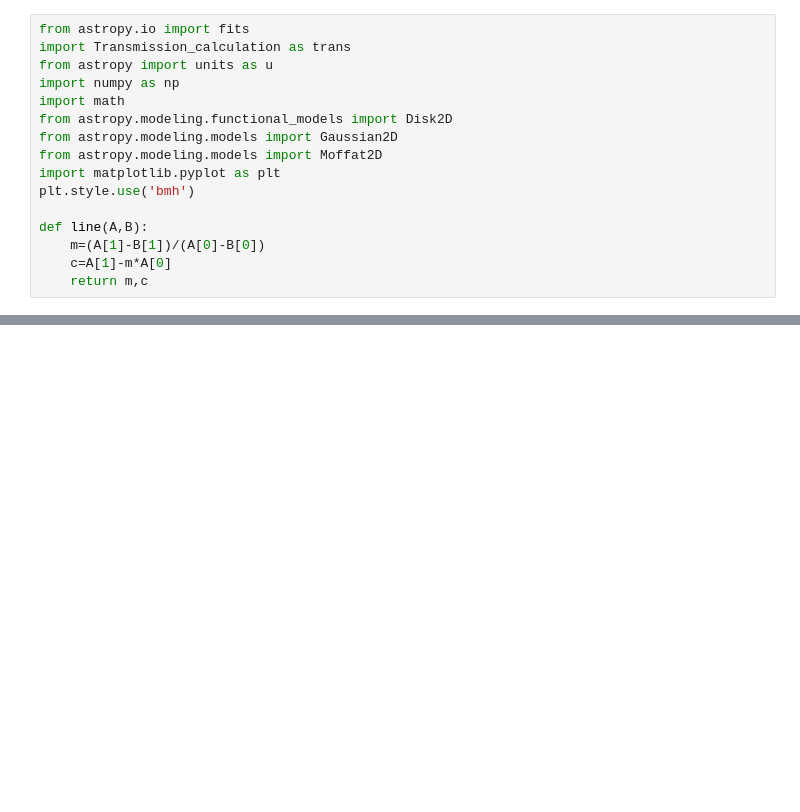
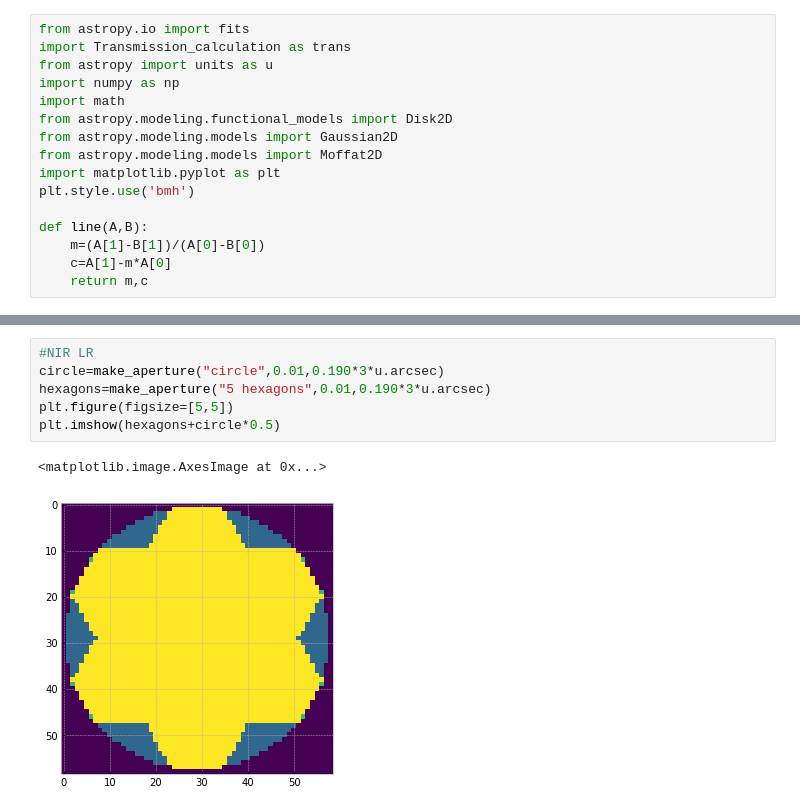
Before and after one commit to JamianStephan/MOSAIC-AD-Analysis, a Jupyter notebook: Main-Version/Hexagonal-Apertures.ipynb, the cells around one changed output, grey strips where cells are left out. Drawn from its saved outputs; the diff is of its cells as text; blank space fills up the shorter version.

```diff
--- a/Main-Version/Hexagonal-Apertures.ipynb
+++ b/Main-Version/Hexagonal-Apertures.ipynb
@@ -49,0 +121,9 @@ plt.imshow(aperture_array)
+# %%
+#NIR LR
+circle=make_aperture("circle",0.01,0.190*3*u.arcsec)
+hexagons=make_aperture("5 hexagons",0.01,0.190*3*u.arcsec)
+plt.figure(figsize=[5,5])
+plt.imshow(hexagons+circle*0.5)
+# %% [output]
+<matplotlib.image.AxesImage at 0x...>
+[figure, added]
```
Also changed, not shown: parts of 12 cells of this notebook, 1 other file.
